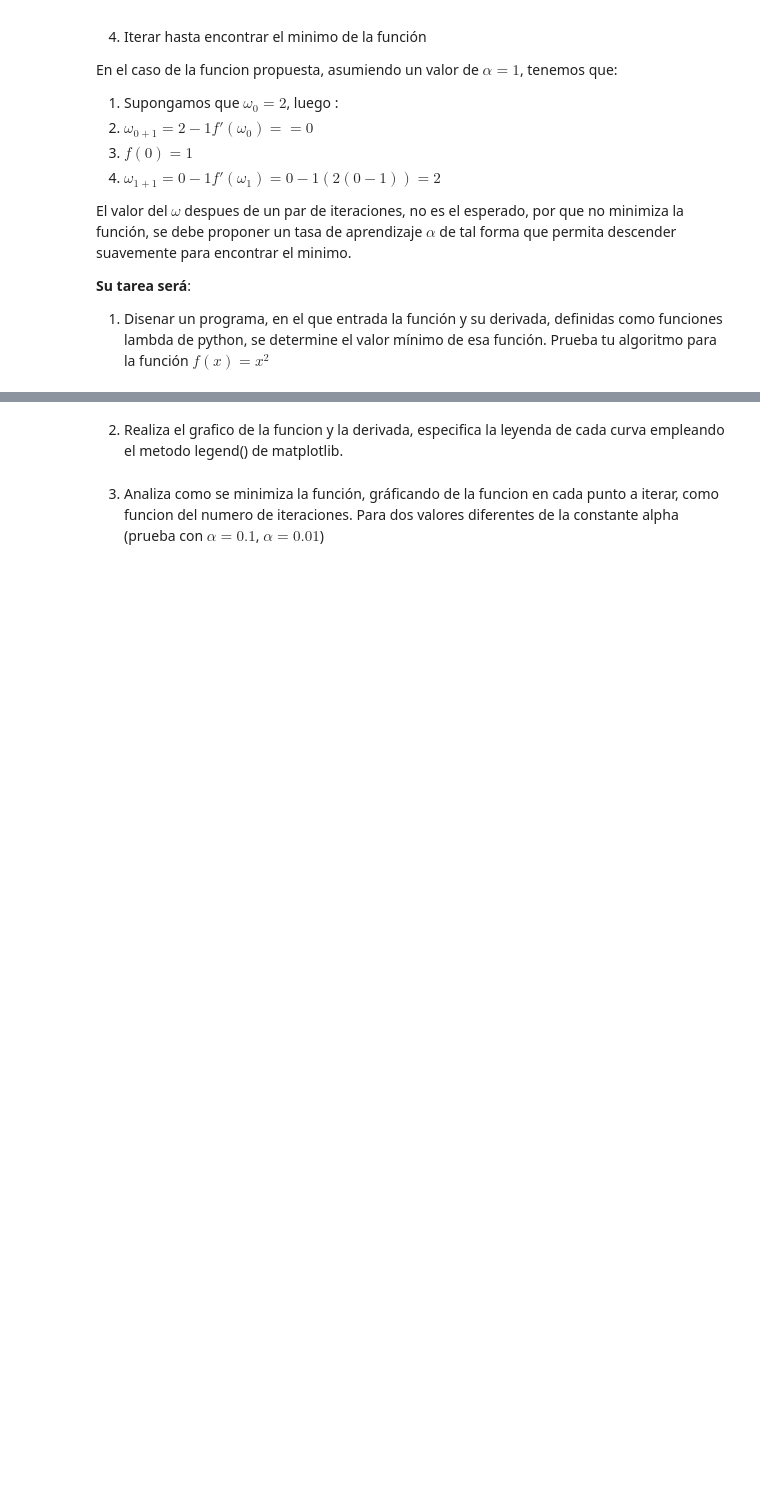
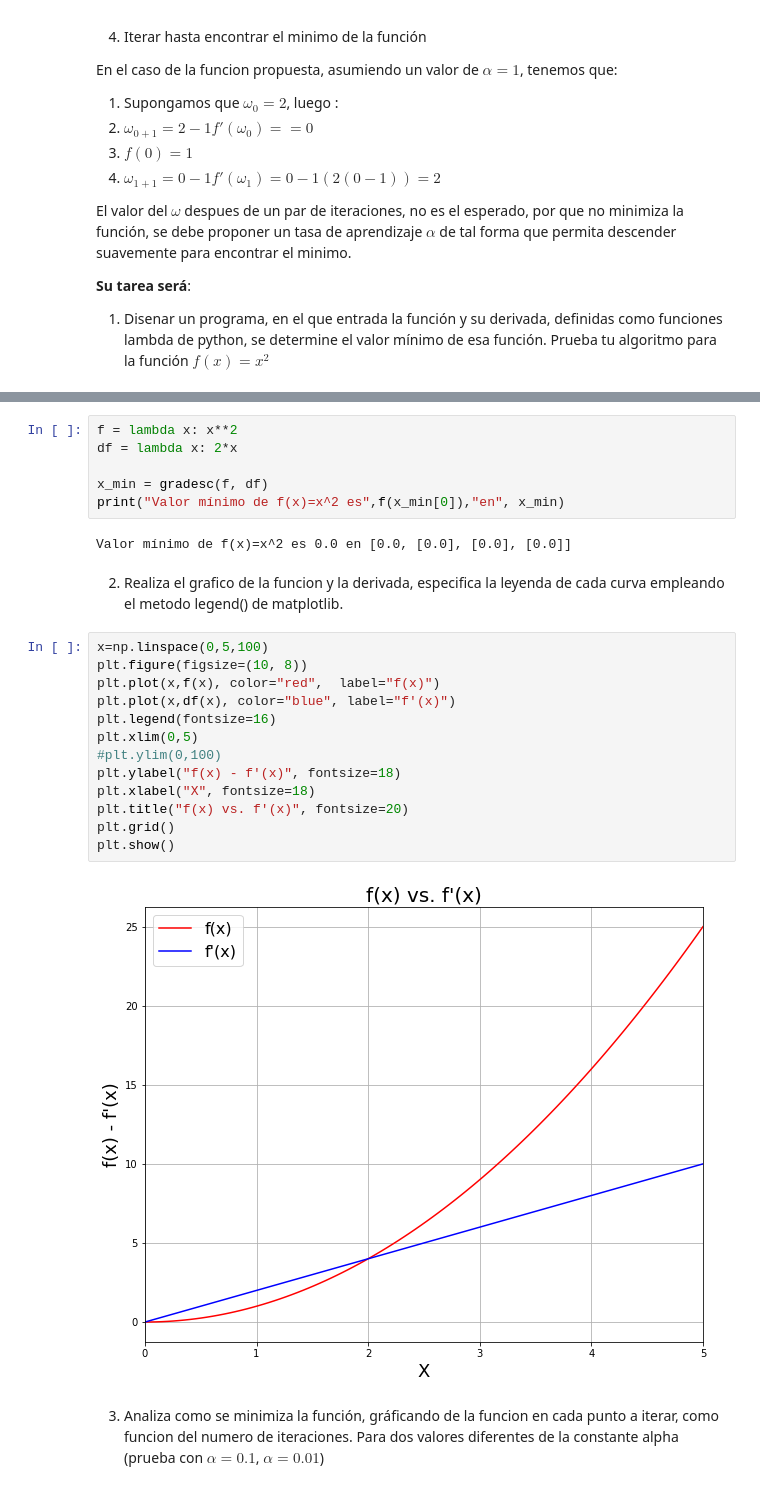
Before and after one commit to pabloudea/Metodos_Computacionales_taller, a Jupyter notebook: Students/Restrepo_385/Lab03_Algoritmia_y_graficacion.ipynb, the cells around one changed output, grey strips where cells are left out. Saved outputs shown, nothing was run; the diff lists cells and outputs as text; blank space fills up the shorter version.

```diff
--- a/Students/Restrepo_385/Lab03_Algoritmia_y_graficacion.ipynb
+++ b/Students/Restrepo_385/Lab03_Algoritmia_y_graficacion.ipynb
@@ -247,4 +247,27 @@ def gradesc(f,f_derivada,alpha=0.5):
+# %%
+f = lambda x: x**2
+df = lambda x: 2*x
+
+x_min = gradesc(f, df)
+print("Valor mínimo de f(x)=x^2 es",f(x_min[0]),"en", x_min)
+# %% [output]
+Valor mínimo de f(x)=x^2 es 0.0 en [0.0, [0.0], [0.0], [0.0]]
 # %% [markdown]
 2. Realiza el grafico de la funcion y la derivada, especifica la leyenda de cada curva empleando el metodo legend() de matplotlib.
+# %%
+x=np.linspace(0,5,100)
+plt.figure(figsize=(10, 8))
+plt.plot(x,f(x), color="red",  label="f(x)")
+plt.plot(x,df(x), color="blue", label="f'(x)")
+plt.legend(fontsize=16)
+plt.xlim(0,5)
+#plt.ylim(0,100)
+plt.ylabel("f(x) - f'(x)", fontsize=18)
+plt.xlabel("X", fontsize=18)
+plt.title("f(x) vs. f'(x)", fontsize=20)
+plt.grid()
+plt.show()
+# %% [output]
+[figure, added]
 # %% [markdown]
 3. Analiza como se minimiza la función, gráficando de la funcion en cada punto a iterar,  como funcion del numero de iteraciones. Para dos valores diferentes de la constante alpha (prueba con $\alpha=0.1$, $\alpha=0.01$)
```
Also changed, not shown: parts of 3 cells of this notebook.
